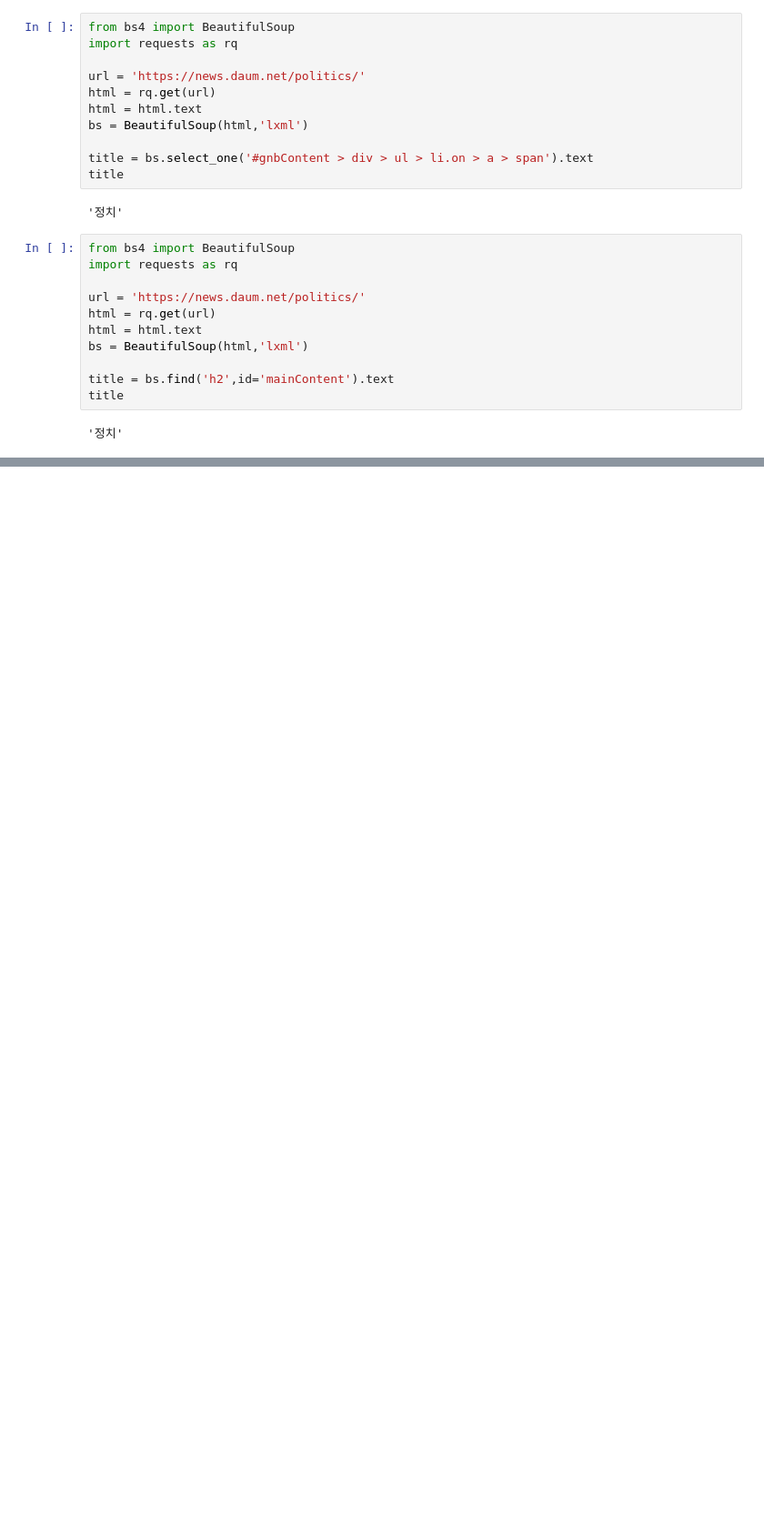
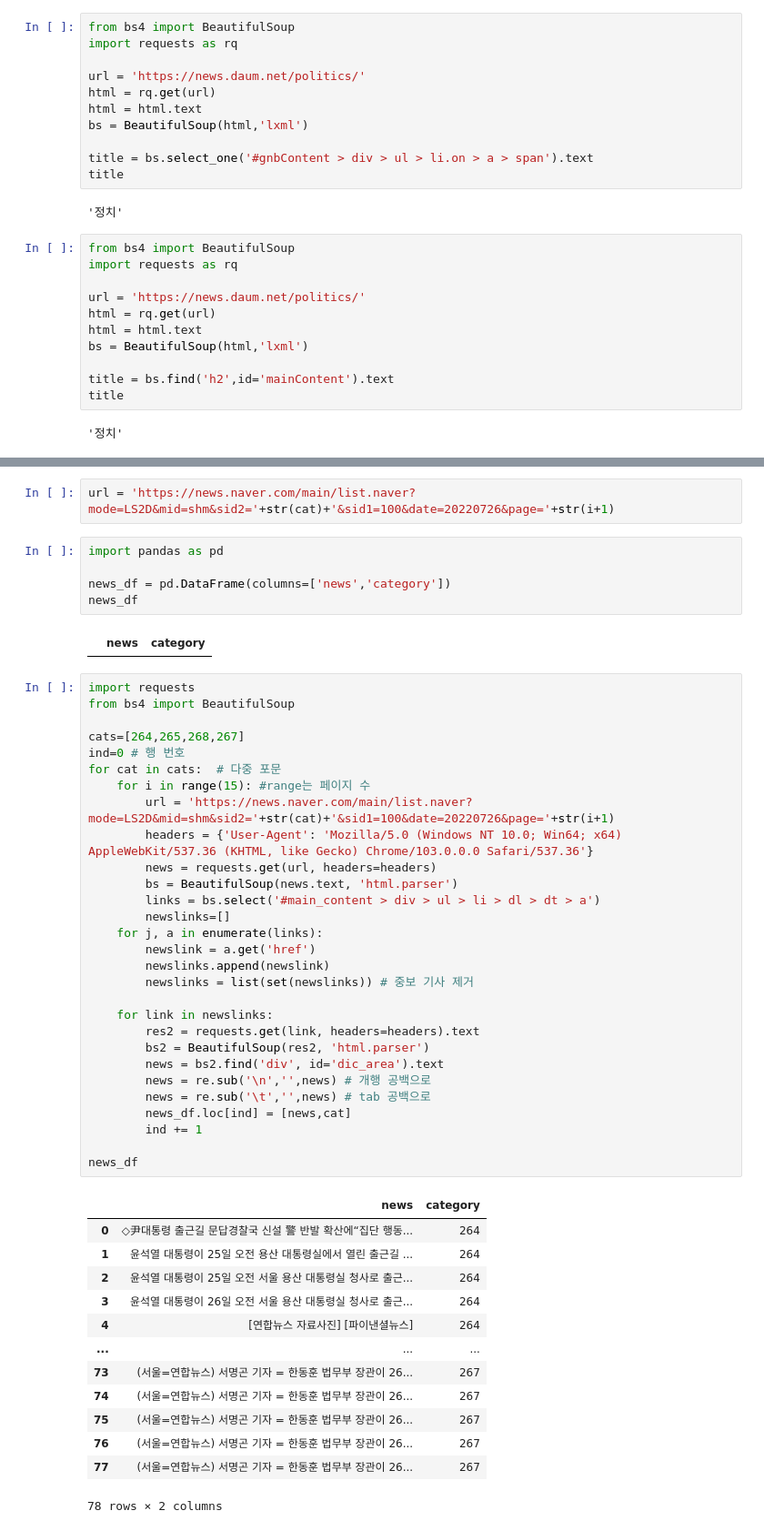
Before and after one commit to kyunakim/cakd7, a Jupyter notebook: cakd7/m2_분석라이브러리활용/crawling/web_crawling_2.ipynb, the cells around one changed output, grey strips where cells are left out. Shown at 91% size. Cells and saved outputs as stored; diff of their text form; blank space fills up the shorter version.

```diff
--- a/cakd7/m2_분석라이브러리활용/crawling/web_crawling_2.ipynb
+++ b/cakd7/m2_분석라이브러리활용/crawling/web_crawling_2.ipynb
@@ -1020,0 +1322,52 @@ print(body)
+# %%
+url = 'https://news.naver.com/main/list.naver?mode=LS2D&mid=shm&sid2='+str(cat)+'&sid1=100&date=20220726&page='+str(i+1)
+# %%
+import pandas as pd
+
+news_df = pd.DataFrame(columns=['news','category'])
+news_df
+# %% [output]
+|  | news | category |
+# %%
+import requests
+from bs4 import BeautifulSoup
+
+cats=[264,265,268,267]
+ind=0 # 행 번호
+for cat in cats:  # 다중 포문
+    for i in range(15): #range는 페이지 수
+        url = 'https://news.naver.com/main/list.naver?mode=LS2D&mid=shm&sid2='+str(cat)+'&sid1=100&date=20220726&page='+str(i+1)
+        headers = {'User-Agent': 'Mozilla/5.0 (Windows NT 10.0; Win64; x64) AppleWebKit/537.36 (KHTML, like Gecko) Chrome/103.0.0.0 Safari/537.36'}
+        news = requests.get(url, headers=headers)
+        bs = BeautifulSoup(news.text, 'html.parser')
+        links = bs.select('#main_content > div > ul > li > dl > dt > a')
+        newslinks=[]
+    for j, a in enumerate(links):
+        newslink = a.get('href')
+        newslinks.append(newslink)
+        newslinks = list(set(newslinks)) # 중보 기사 제거
+
+    for link in newslinks:
+        res2 = requests.get(link, headers=headers).text
+        bs2 = BeautifulSoup(res2, 'html.parser')
+        news = bs2.find('div', id='dic_area').text
+        news = re.sub('\n','',news) # 개행 공백으로
+        news = re.sub('\t','',news) # tab 공백으로
+        news_df.loc[ind] = [news,cat]
+        ind += 1
+
+news_df
+# %% [output]
+|  | news | category |
+| 0 | ◇尹대통령 출근길 문답경찰국 신설 警 반발 확산에“집단 행동... | 264 |
+| 1 | 윤석열 대통령이 25일 오전 용산 대통령실에서 열린 출근길 ... | 264 |
+| 2 | 윤석열 대통령이 25일 오전 서울 용산 대통령실 청사로 출근... | 264 |
+| 3 | 윤석열 대통령이 26일 오전 서울 용산 대통령실 청사로 출근... | 264 |
+| 4 | [연합뉴스 자료사진] [파이낸셜뉴스] | 264 |
+| ... | ... | ... |
+| 73 | (서울=연합뉴스) 서명곤 기자 = 한동훈 법무부 장관이 26... | 267 |
+| 74 | (서울=연합뉴스) 서명곤 기자 = 한동훈 법무부 장관이 26... | 267 |
+| 75 | (서울=연합뉴스) 서명곤 기자 = 한동훈 법무부 장관이 26... | 267 |
+| 76 | (서울=연합뉴스) 서명곤 기자 = 한동훈 법무부 장관이 26... | 267 |
+| 77 | (서울=연합뉴스) 서명곤 기자 = 한동훈 법무부 장관이 26... | 267 |
+78 rows × 2 columns
```
Also changed, not shown: parts of 43 cells of this notebook, 2 other files.
